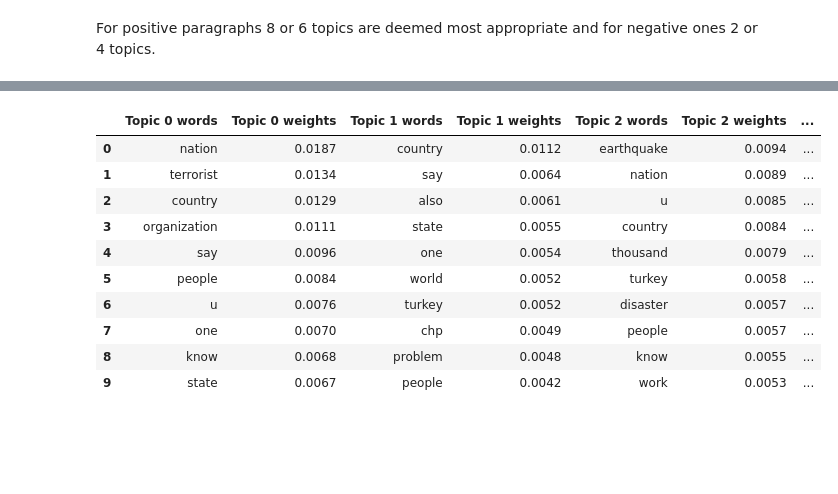
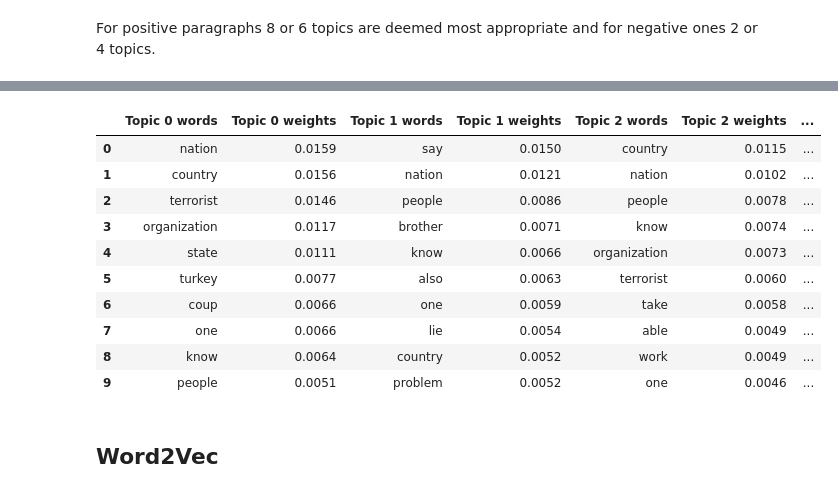
Before and after one commit to mrcljns/Text-Mining-Projects, a Jupyter notebook: Speeches_project/erdogan_speeches_notebook.ipynb, the cells around one changed output, grey strips where cells are left out. Cells and saved outputs as stored; diff of their text form; code cells hidden in the pictures; blank space fills up the shorter version.

```diff
--- a/Speeches_project/erdogan_speeches_notebook.ipynb
+++ b/Speeches_project/erdogan_speeches_notebook.ipynb
@@ -277,7 +310,7 @@ Next step of the analysis involves inspecting what topics are present in speech
 # %% [markdown]
 The sentiment is obtained with VADER.
 # %%
-par_list = [par for speech in speeches_df["Translated_text"].map(lambda x: x.split("\n")) for par in speech if par != ""]
+par_list = [par for speech in speeches_df["Translated_text"].map(lambda x: x.split("\n")) for par in speech if len(par) > 100]
 par_df = pd.DataFrame(par_list, columns=["Paragraph"])
 par_df["Sentiment"] = par_df.Paragraph.map(analyser.polarity_scores)
 par_df["Sentiment"] = par_df["Sentiment"].map(lambda x: x["compound"])
@@ -378,7 +411,7 @@ pos_lda_model = LdaModel(
     alpha='asymmetric',
     eta='symmetric',
     random_state=42,
-    num_topics=8,
+    num_topics=4,
     passes=passes,
     per_word_topics=True
 )
@@ -391,7 +424,7 @@ neg_lda_model = LdaModel(
     alpha='asymmetric',
     eta='symmetric',
     random_state=42,
-    num_topics=4,
+    num_topics=6,
     passes=passes,
     per_word_topics=True
 )
@@ -412,14 +445,16 @@ display_topics(pos_lda_model, 8, 10)
 # %%
-display_topics(neg_lda_model, 4, 10)
+display_topics(neg_lda_model, 6, 10)
 # %% [output]
 |  | Topic 0 words | Topic 0 weights | Topic 1 words | Topic 1 weights | Topic 2 words | Topic 2 weights | ... |
-| 0 | nation | 0.0187 | country | 0.0112 | earthquake | 0.0094 | ... |
-| 1 | terrorist | 0.0134 | say | 0.0064 | nation | 0.0089 | ... |
-| 2 | country | 0.0129 | also | 0.0061 | u | 0.0085 | ... |
-| 3 | organization | 0.0111 | state | 0.0055 | country | 0.0084 | ... |
-| 4 | say | 0.0096 | one | 0.0054 | thousand | 0.0079 | ... |
-| 5 | people | 0.0084 | world | 0.0052 | turkey | 0.0058 | ... |
-| 6 | u | 0.0076 | turkey | 0.0052 | disaster | 0.0057 | ... |
-| 7 | one | 0.0070 | chp | 0.0049 | people | 0.0057 | ... |
-| 8 | know | 0.0068 | problem | 0.0048 | know | 0.0055 | ... |
-| 9 | state | 0.0067 | people | 0.0042 | work | 0.0053 | ... |
+| 0 | nation | 0.0159 | say | 0.0150 | country | 0.0115 | ... |
+| 1 | country | 0.0156 | nation | 0.0121 | nation | 0.0102 | ... |
+| 2 | terrorist | 0.0146 | people | 0.0086 | people | 0.0078 | ... |
+| 3 | organization | 0.0117 | brother | 0.0071 | know | 0.0074 | ... |
+| 4 | state | 0.0111 | know | 0.0066 | organization | 0.0073 | ... |
+| 5 | turkey | 0.0077 | also | 0.0063 | terrorist | 0.0060 | ... |
+| 6 | coup | 0.0066 | one | 0.0059 | take | 0.0058 | ... |
+| 7 | one | 0.0066 | lie | 0.0054 | able | 0.0049 | ... |
+| 8 | know | 0.0064 | country | 0.0052 | work | 0.0049 | ... |
+| 9 | people | 0.0051 | problem | 0.0052 | one | 0.0046 | ... |
+# %% [markdown]
+## Word2Vec
```
Also changed, not shown: parts of 15 cells of this notebook.
